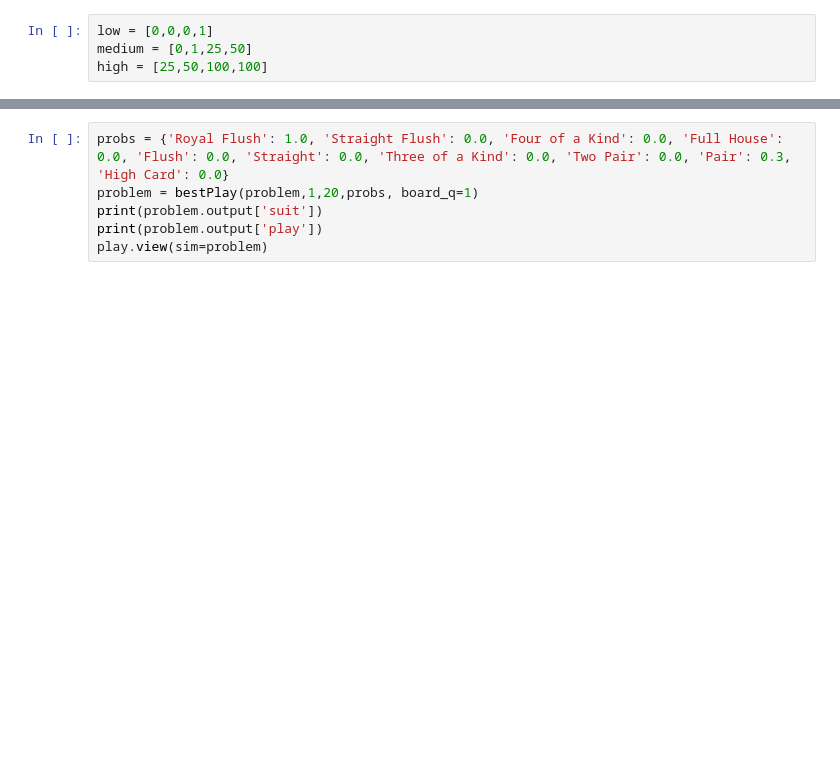
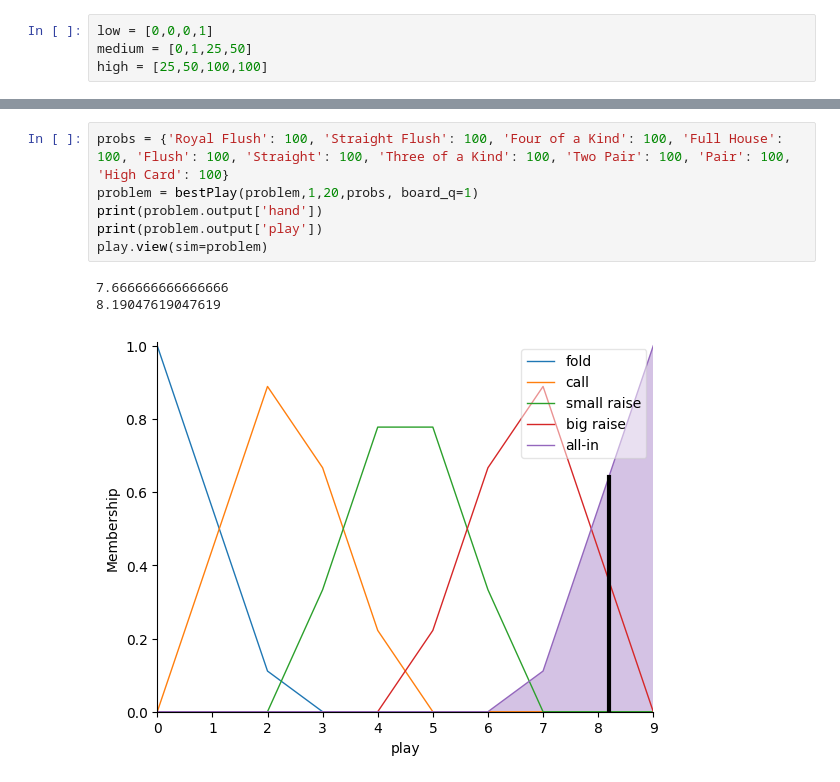
Before and after one commit to pedromiglou/Fuzzy_Logic_Game_AI, a Jupyter notebook: PokerAI.ipynb, the cells around one changed output, grey strips where cells are left out. Drawn from its saved outputs; the diff is of its cells as text; blank space fills up the shorter version.

```diff
--- a/PokerAI.ipynb
+++ b/PokerAI.ipynb
@@ -210,9 +251,13 @@ play.view(sim=problem)
 # %%
-probs = {'Royal Flush': 1.0, 'Straight Flush': 0.0, 'Four of a Kind': 0.0, 'Full House': 0.0, 'Flush': 0.0, 'Straight': 0.0, 'Three of a Kind': 0.0, 'Two Pair': 0.0, 'Pair': 0.3, 'High Card': 0.0}
+probs = {'Royal Flush': 100, 'Straight Flush': 100, 'Four of a Kind': 100, 'Full House': 100, 'Flush': 100, 'Straight': 100, 'Three of a Kind': 100, 'Two Pair': 100, 'Pair': 100, 'High Card': 100}
 problem = bestPlay(problem,1,20,probs, board_q=1)
-print(problem.output['suit'])
+print(problem.output['hand'])
 print(problem.output['play'])
 play.view(sim=problem)
+# %% [output]
+7.666666666666666
+8.19047619047619
+[figure, added]
 # %%
 wins=0
 losses=0
```
Also changed, not shown: parts of 20 cells of this notebook, 1 other file.
